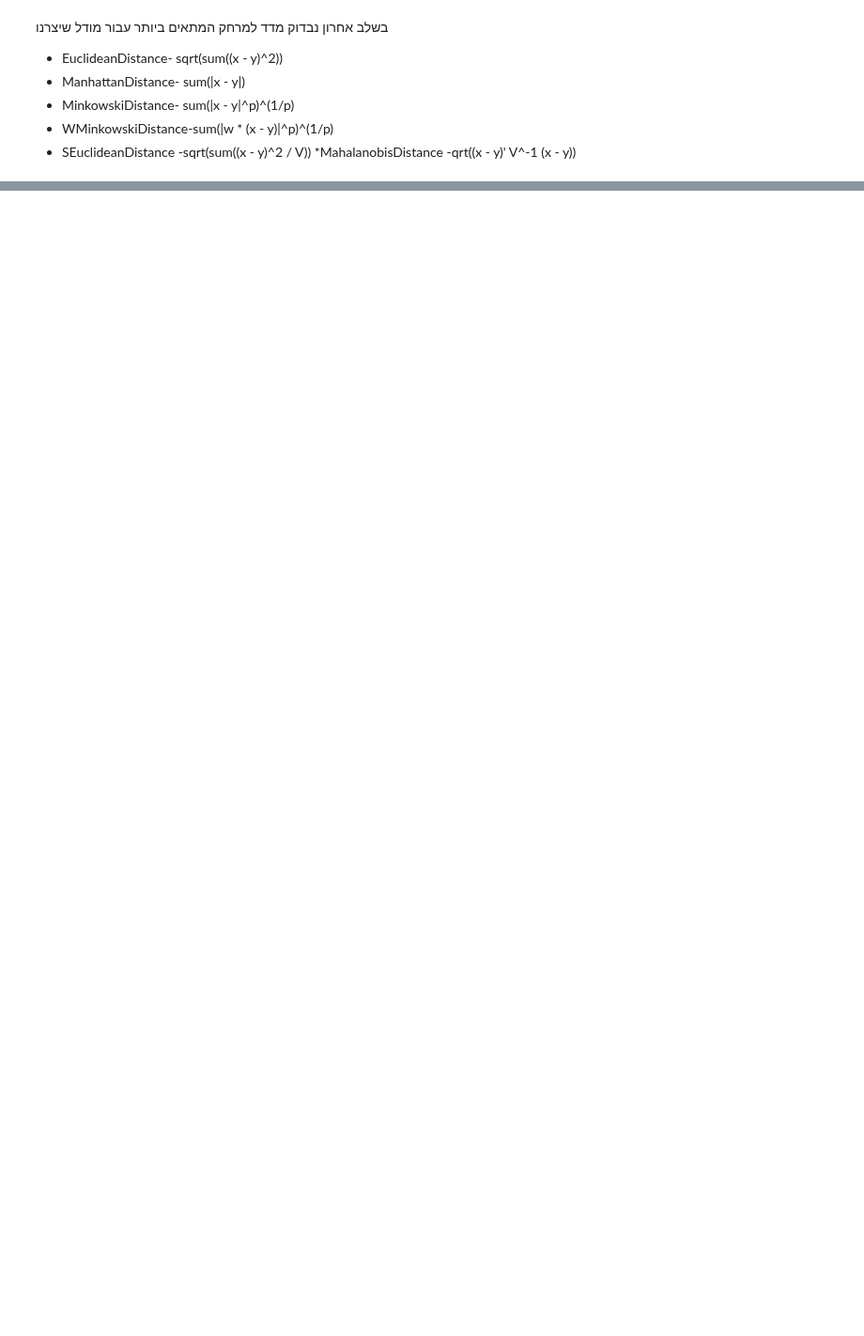
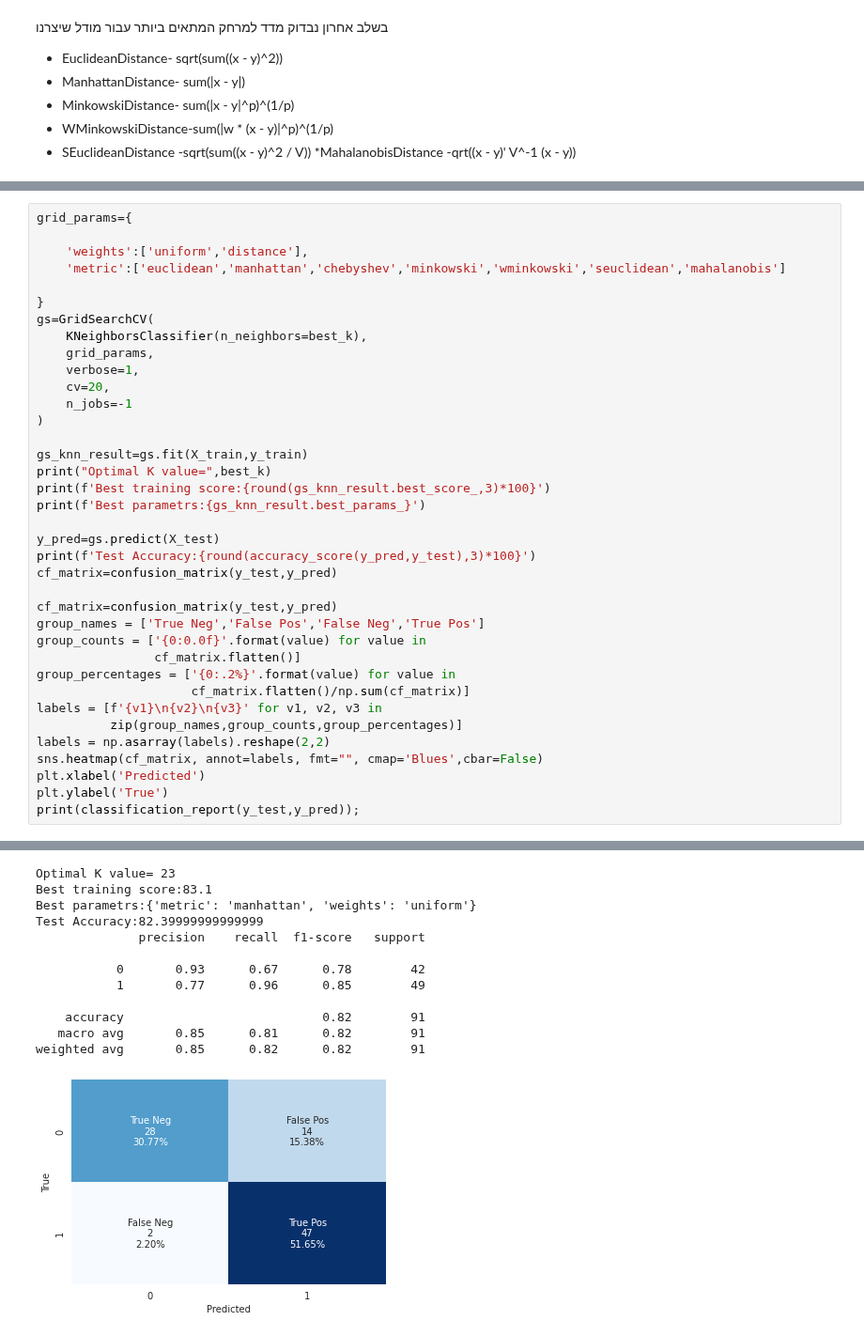
Before and after one commit to DimaUd/Heart-Attack, a Jupyter notebook: Heart_Attack_Part2_DataPrepararation_and_Modeling.ipynb, the cells around one changed output, grey strips where cells are left out. Shown at 94% size. Saved outputs shown, nothing was run; the diff lists cells and outputs as text; blank space fills up the shorter version.

```diff
--- a/Heart_Attack_Part2_DataPrepararation_and_Modeling.ipynb
+++ b/Heart_Attack_Part2_DataPrepararation_and_Modeling.ipynb
@@ -567,0 +568,38 @@ weighted avg       0.85      0.82      0.82        91
+# %%
+grid_params={
+
+    'weights':['uniform','distance'],
+    'metric':['euclidean','manhattan','chebyshev','minkowski','wminkowski','seuclidean','mahalanobis']
+
+}
+gs=GridSearchCV(
+    KNeighborsClassifier(n_neighbors=best_k),
+    grid_params,
+    verbose=1,
+    cv=20,
+    n_jobs=-1
+)
+
+gs_knn_result=gs.fit(X_train,y_train)
+print("Optimal K value=",best_k)
+print(f'Best training score:{round(gs_knn_result.best_score_,3)*100}')
+print(f'Best parametrs:{gs_knn_result.best_params_}')
+
+y_pred=gs.predict(X_test)
+print(f'Test Accuracy:{round(accuracy_score(y_pred,y_test),3)*100}')
+cf_matrix=confusion_matrix(y_test,y_pred)
+
+cf_matrix=confusion_matrix(y_test,y_pred)
+group_names = ['True Neg','False Pos','False Neg','True Pos']
+group_counts = ['{0:0.0f}'.format(value) for value in
+                cf_matrix.flatten()]
+group_percentages = ['{0:.2%}'.format(value) for value in
+                     cf_matrix.flatten()/np.sum(cf_matrix)]
+labels = [f'{v1}\n{v2}\n{v3}' for v1, v2, v3 in
+          zip(group_names,group_counts,group_percentages)]
+labels = np.asarray(labels).reshape(2,2)
+sns.heatmap(cf_matrix, annot=labels, fmt="", cmap='Blues',cbar=False)
+plt.xlabel('Predicted')
+plt.ylabel('True')
+print(classification_report(y_test,y_pred));
+# %% [output]
@@ -567,0 +610,13 @@ weighted avg       0.85      0.82      0.82        91
+Optimal K value= 23
+Best training score:83.1
+Best parametrs:{'metric': 'manhattan', 'weights': 'uniform'}
+Test Accuracy:82.39999999999999
+              precision    recall  f1-score   support
+
+           0       0.93      0.67      0.78        42
+           1       0.77      0.96      0.85        49
+
+    accuracy                           0.82        91
+   macro avg       0.85      0.81      0.82        91
+weighted avg       0.85      0.82      0.82        91
+[figure, added]
```
Also changed, not shown: parts of 4 cells of this notebook.
